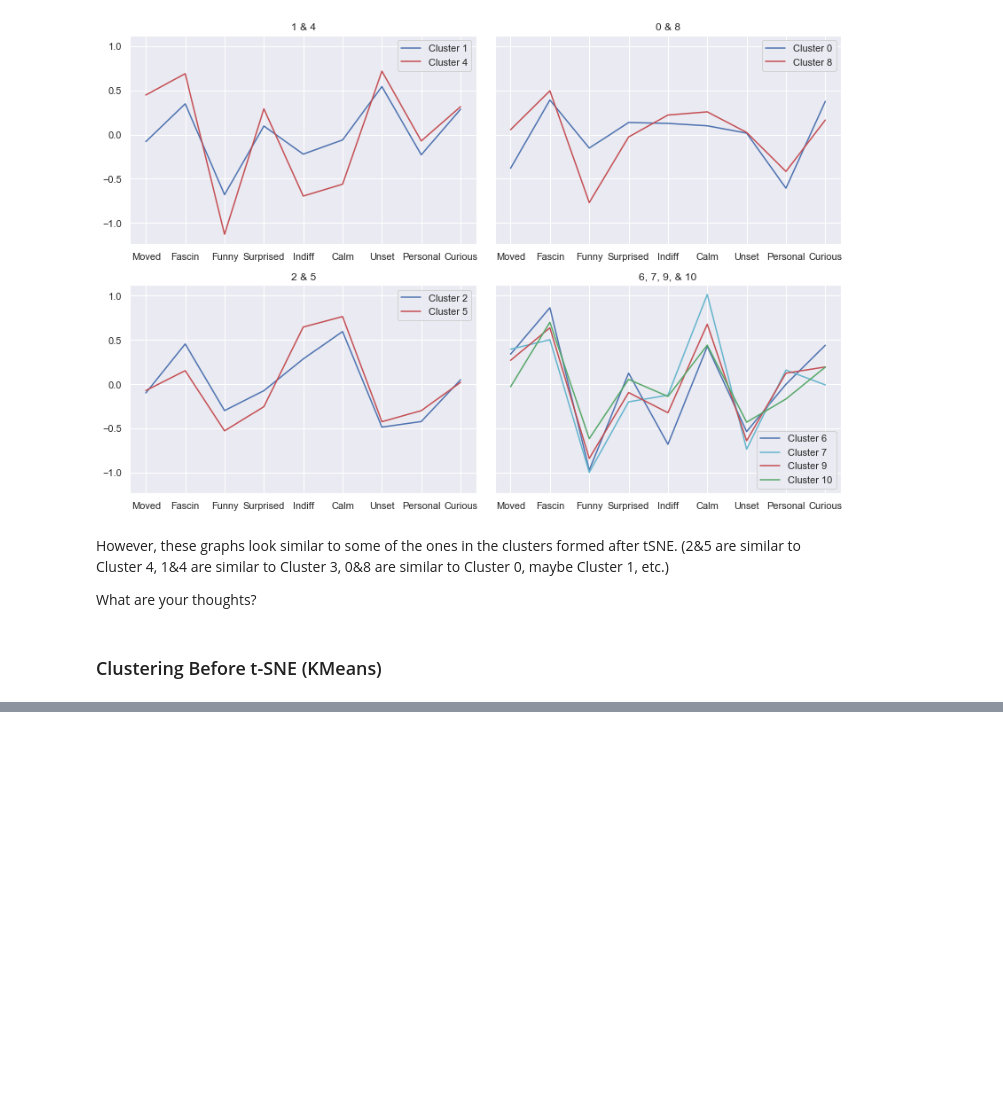
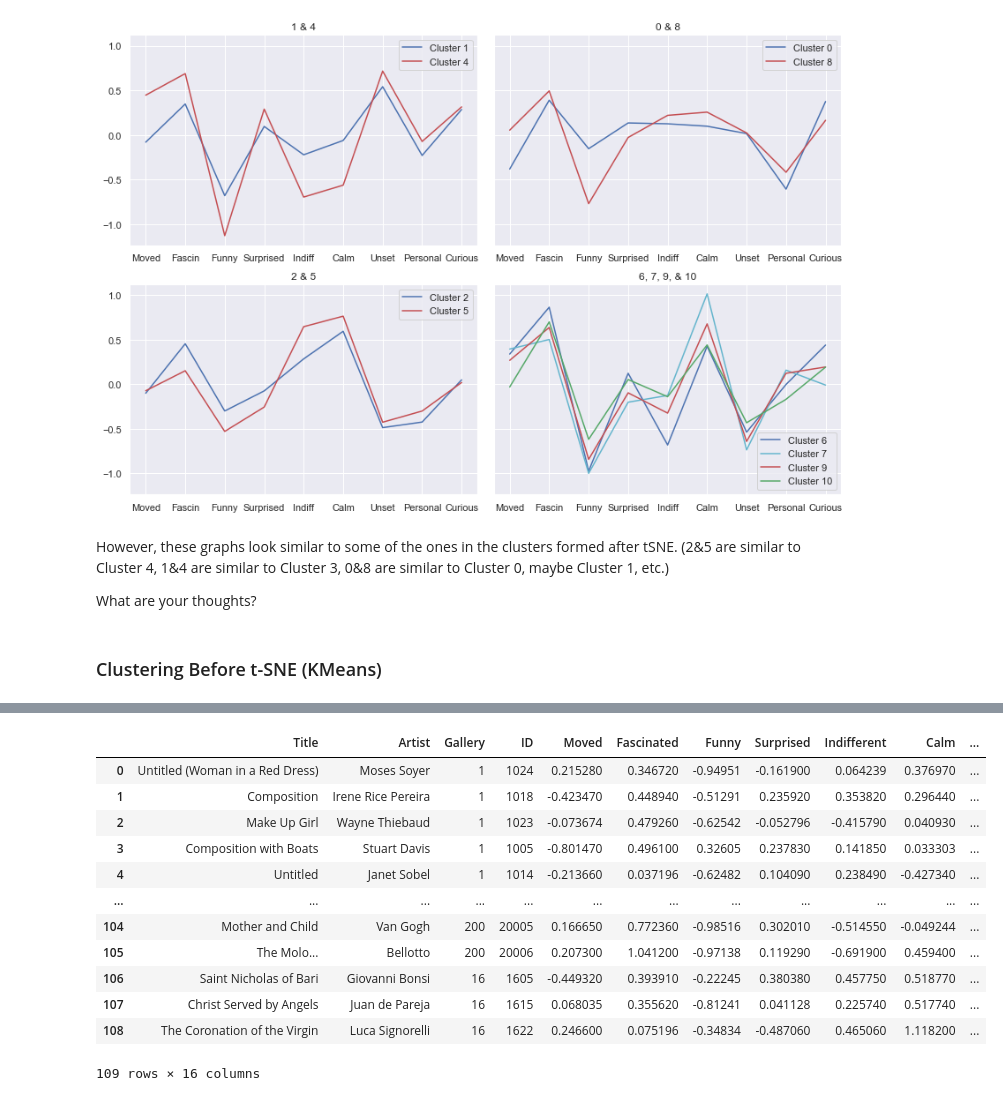
Before and after one commit to roberttwomey/art-and-empathy, a Jupyter notebook: sdma_clustering.ipynb, the cells around one changed output, grey strips where cells are left out. Drawn from its saved outputs; the diff is of its cells as text; code cells hidden in the pictures; blank space fills up the shorter version.

```diff
--- a/sdma_clustering.ipynb
+++ b/sdma_clustering.ipynb
@@ -355,0 +356,7 @@ plt.show()
+# %%
+## importing all rating data to recover painting names/galleries
+names = pd.read_excel('ratingdata.xlsx')
+names = names.drop(columns = ['a. Moved','b. Fascinated','c. Funny','d. Surprised','e. Indifferent',
+                              'f. Calm','g. Unsettling','h. Personal','i. Curious'])
+names.rename(columns = {"Unique ID":"ID"}, inplace = True)
+names
@@ -355,0 +377,17 @@ plt.show()
+# %%
+withNames = names.merge(aveEmotions, on=["ID"])
+withNames
+# %% [output]
+|  | Title | Artist | Gallery | ID | Moved | Fascinated | Funny | Surprised | Indifferent | Calm | ... |
+| 0 | Untitled (Woman in a Red Dress) | Moses Soyer | 1 | 1024 | 0.215280 | 0.346720 | -0.94951 | -0.161900 | 0.064239 | 0.376970 | ... |
+| 1 | Composition | Irene Rice Pereira | 1 | 1018 | -0.423470 | 0.448940 | -0.51291 | 0.235920 | 0.353820 | 0.296440 | ... |
+| 2 | Make Up Girl | Wayne Thiebaud | 1 | 1023 | -0.073674 | 0.479260 | -0.62542 | -0.052796 | -0.415790 | 0.040930 | ... |
+| 3 | Composition with Boats | Stuart Davis | 1 | 1005 | -0.801470 | 0.496100 | 0.32605 | 0.237830 | 0.141850 | 0.033303 | ... |
+| 4 | Untitled | Janet Sobel | 1 | 1014 | -0.213660 | 0.037196 | -0.62482 | 0.104090 | 0.238490 | -0.427340 | ... |
+| ... | ... | ... | ... | ... | ... | ... | ... | ... | ... | ... | ... |
+| 104 | Mother and Child | Van Gogh | 200 | 20005 | 0.166650 | 0.772360 | -0.98516 | 0.302010 | -0.514550 | -0.049244 | ... |
+| 105 | The Molo... | Bellotto | 200 | 20006 | 0.207300 | 1.041200 | -0.97138 | 0.119290 | -0.691900 | 0.459400 | ... |
+| 106 | Saint Nicholas of Bari | Giovanni Bonsi | 16 | 1605 | -0.449320 | 0.393910 | -0.22245 | 0.380380 | 0.457750 | 0.518770 | ... |
+| 107 | Christ Served by Angels | Juan de Pareja | 16 | 1615 | 0.068035 | 0.355620 | -0.81241 | 0.041128 | 0.225740 | 0.517740 | ... |
+| 108 | The Coronation of the Virgin | Luca Signorelli | 16 | 1622 | 0.246600 | 0.075196 | -0.34834 | -0.487060 | 0.465060 | 1.118200 | ... |
+109 rows × 16 columns
```
Also changed, not shown: parts of 9 cells of this notebook, 1 other file.
